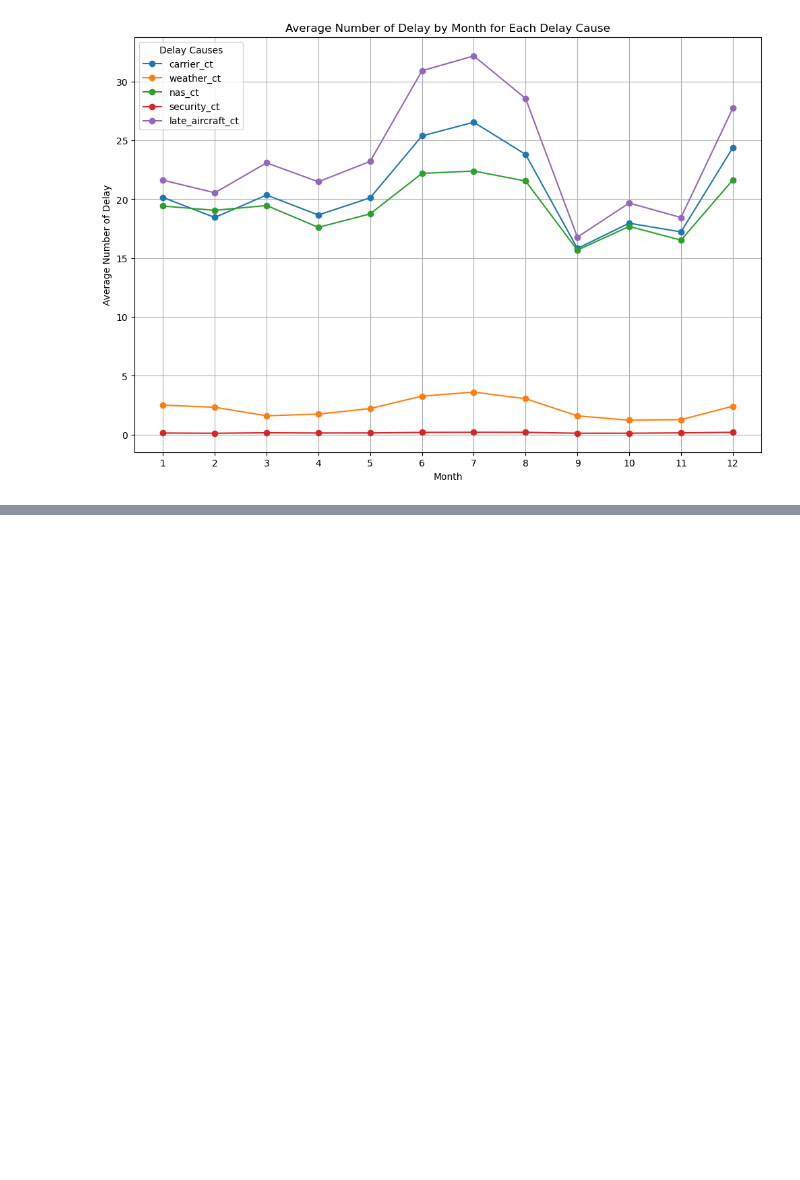
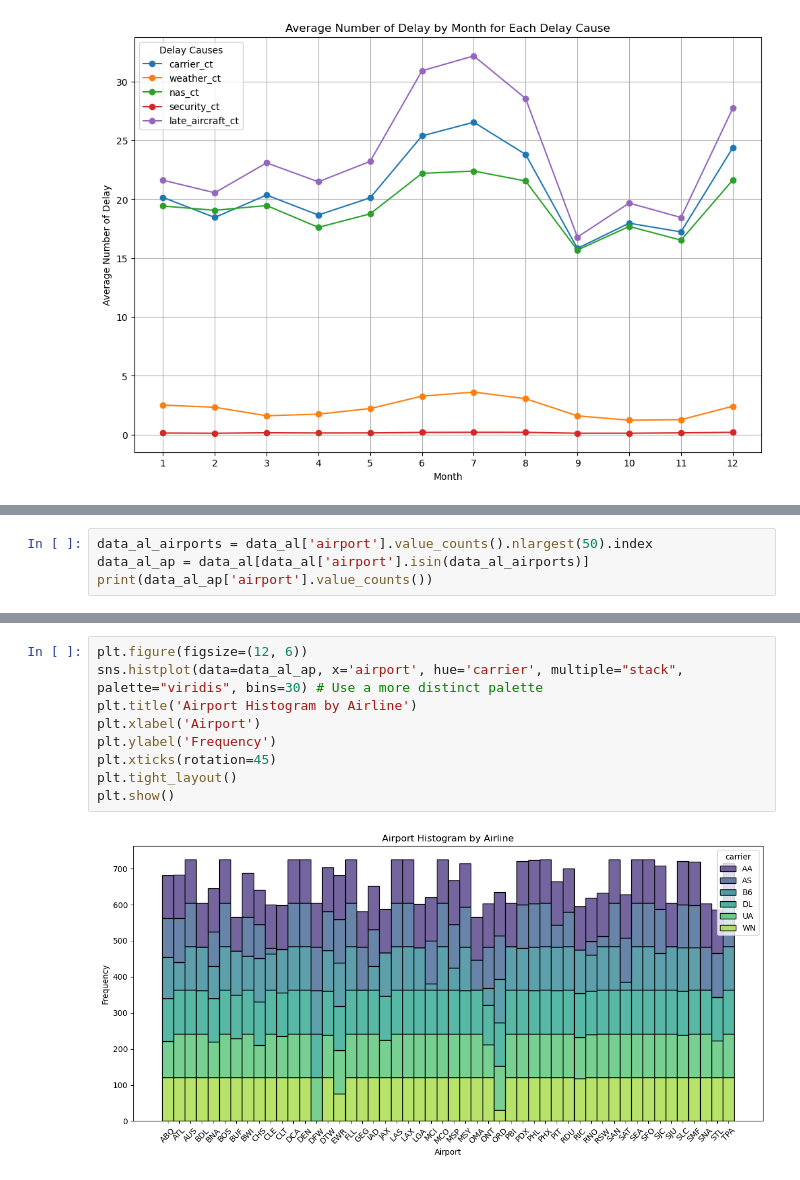
Before and after one commit to lingyuehao/Data_Dawgs, a Jupyter notebook: Data-Dawgs.ipynb, the cells around one changed output, grey strips where cells are left out. Cells and saved outputs as stored; diff of their text form; blank space fills up the shorter version.

```diff
--- a/Data-Dawgs.ipynb
+++ b/Data-Dawgs.ipynb
@@ -313,0 +336,4 @@ plt.show()
+# %%
+data_al_airports = data_al['airport'].value_counts().nlargest(50).index
+data_al_ap = data_al[data_al['airport'].isin(data_al_airports)]
+print(data_al_ap['airport'].value_counts())
@@ -313,0 +358,11 @@ plt.show()
+# %%
+plt.figure(figsize=(12, 6))
+sns.histplot(data=data_al_ap, x='airport', hue='carrier', multiple="stack", palette="viridis", bins=30) # Use a more distinct palette
+plt.title('Airport Histogram by Airline')
+plt.xlabel('Airport')
+plt.ylabel('Frequency')
+plt.xticks(rotation=45)
+plt.tight_layout()
+plt.show()
+# %% [output]
+[figure, added]
```
Also changed, not shown: parts of 13 cells of this notebook.
